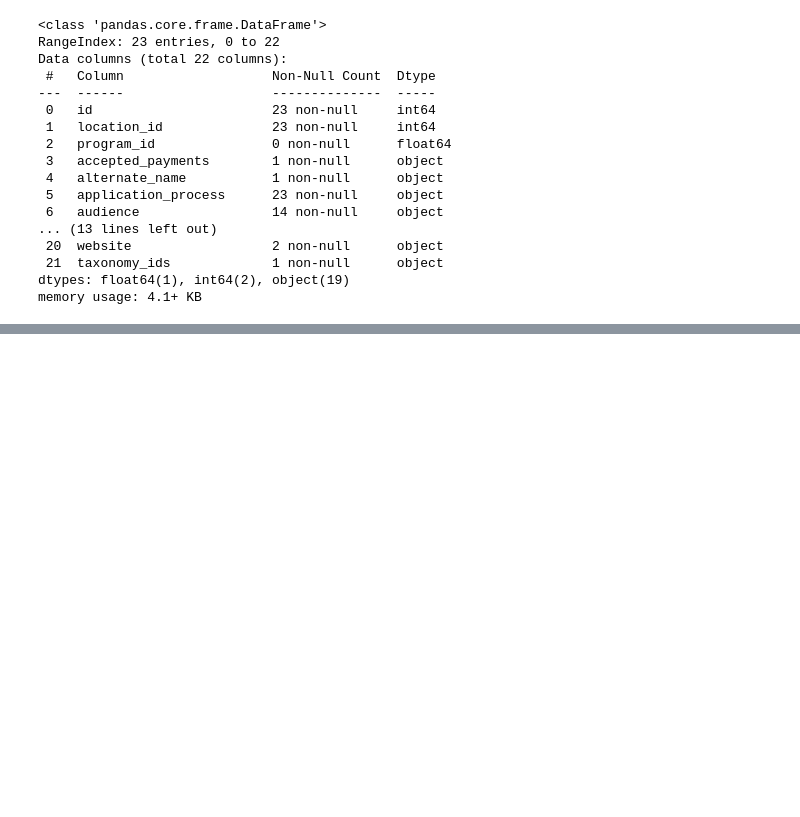
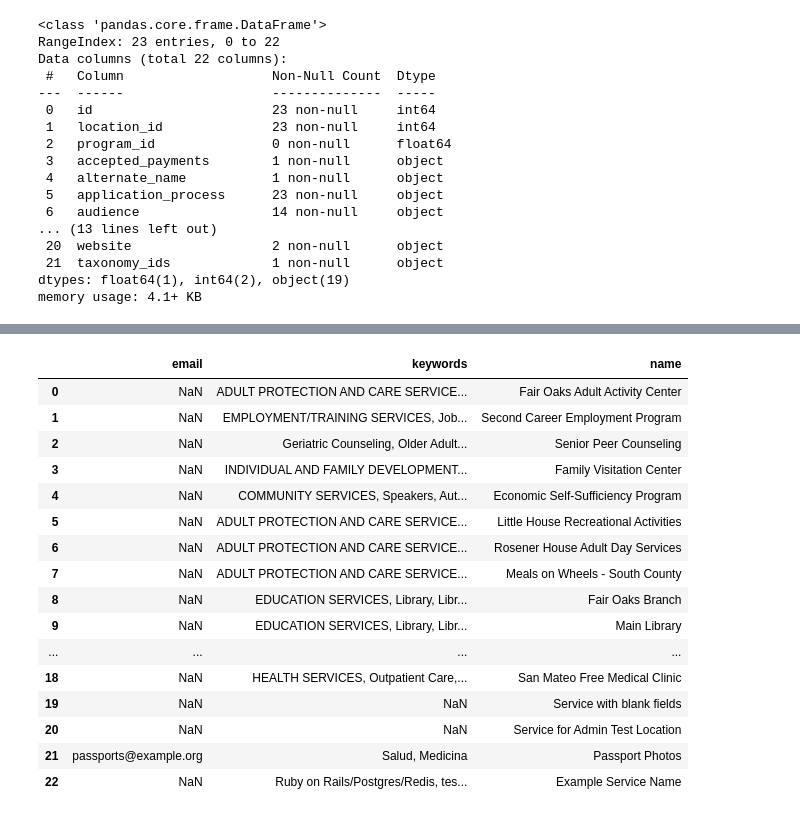
Before and after one commit to samratjadhav143/learnPandas, a Jupyter notebook: basic_pandas.ipynb, the cells around one changed output, grey strips where cells are left out. Saved outputs shown, nothing was run; the diff lists cells and outputs as text; code cells hidden in the pictures; blank space fills up the shorter version.

```diff
--- a/basic_pandas.ipynb
+++ b/basic_pandas.ipynb
@@ -142,0 +173,20 @@ df.
+# %%
+df[['email','keywords','name']]
+# %% [output]
+|  | email | keywords | name |
+| 0 | NaN | ADULT PROTECTION AND CARE SERVICE... | Fair Oaks Adult Activity Center |
+| 1 | NaN | EMPLOYMENT/TRAINING SERVICES, Job... | Second Career Employment Program |
+| 2 | NaN | Geriatric Counseling, Older Adult... | Senior Peer Counseling |
+| 3 | NaN | INDIVIDUAL AND FAMILY DEVELOPMENT... | Family Visitation Center |
+| 4 | NaN | COMMUNITY SERVICES, Speakers, Aut... | Economic Self-Sufficiency Program |
+| 5 | NaN | ADULT PROTECTION AND CARE SERVICE... | Little House Recreational Activities |
+| 6 | NaN | ADULT PROTECTION AND CARE SERVICE... | Rosener House Adult Day Services |
+| 7 | NaN | ADULT PROTECTION AND CARE SERVICE... | Meals on Wheels - South County |
+| 8 | NaN | EDUCATION SERVICES, Library, Libr... | Fair Oaks Branch |
+| 9 | NaN | EDUCATION SERVICES, Library, Libr... | Main Library |
+| ... | ... | ... | ... |
+| 18 | NaN | HEALTH SERVICES, Outpatient Care,... | San Mateo Free Medical Clinic |
+| 19 | NaN | NaN | Service with blank fields |
+| 20 | NaN | NaN | Service for Admin Test Location |
+| 21 | passports@example.org | Salud, Medicina | Passport Photos |
+| 22 | NaN | Ruby on Rails/Postgres/Redis, tes... | Example Service Name |
```
Also changed, not shown: parts of 19 cells of this notebook, 1 other file.
